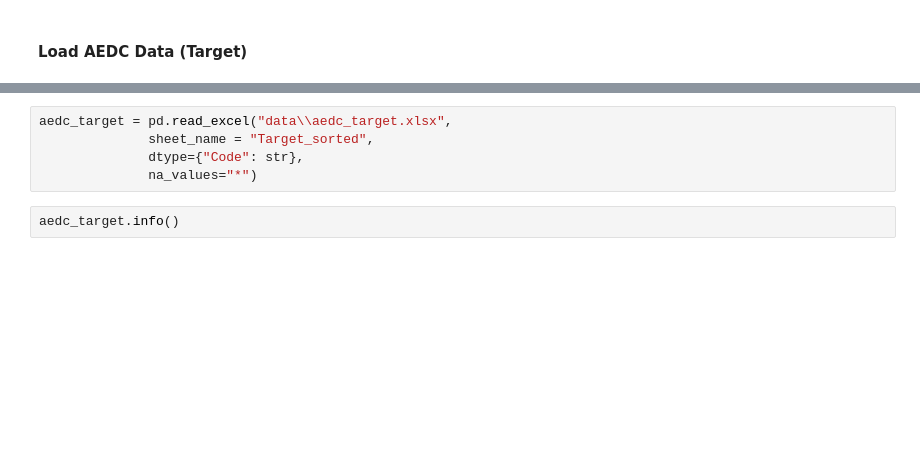
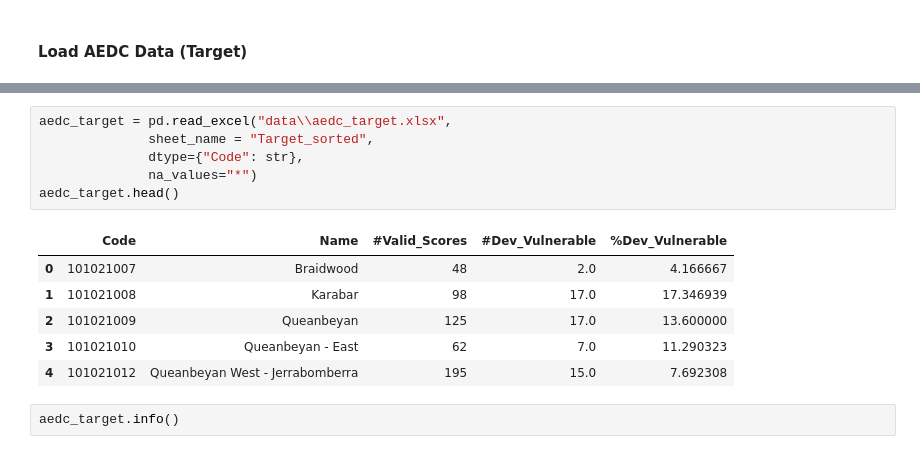
Before and after one commit to beansOnToads/COSC2816_s4054011_Ind_A1_P1, a Jupyter notebook: s4054011.ipynb, the cells around one changed output, grey strips where cells are left out. Saved outputs shown, nothing was run; the diff lists cells and outputs as text; blank space fills up the shorter version.

```diff
--- a/s4054011.ipynb
+++ b/s4054011.ipynb
@@ -45,8 +24,16 @@ traitlets        : 5.16.1
 # %%
 aedc_target = pd.read_excel("data\\aedc_target.xlsx",
               sheet_name = "Target_sorted",
               dtype={"Code": str},
               na_values="*")
+aedc_target.head()
+# %% [output]
+|  | Code | Name | #Valid_Scores | #Dev_Vulnerable | %Dev_Vulnerable |
+| 0 | 101021007 | Braidwood | 48 | 2.0 | 4.166667 |
+| 1 | 101021008 | Karabar | 98 | 17.0 | 17.346939 |
+| 2 | 101021009 | Queanbeyan | 125 | 17.0 | 13.600000 |
+| 3 | 101021010 | Queanbeyan - East | 62 | 7.0 | 11.290323 |
+| 4 | 101021012 | Queanbeyan West - Jerrabomberra | 195 | 15.0 | 7.692308 |
 # %%
 aedc_target.info()
 # %% [output]
```
Also changed, not shown: parts of 19 cells of this notebook.
